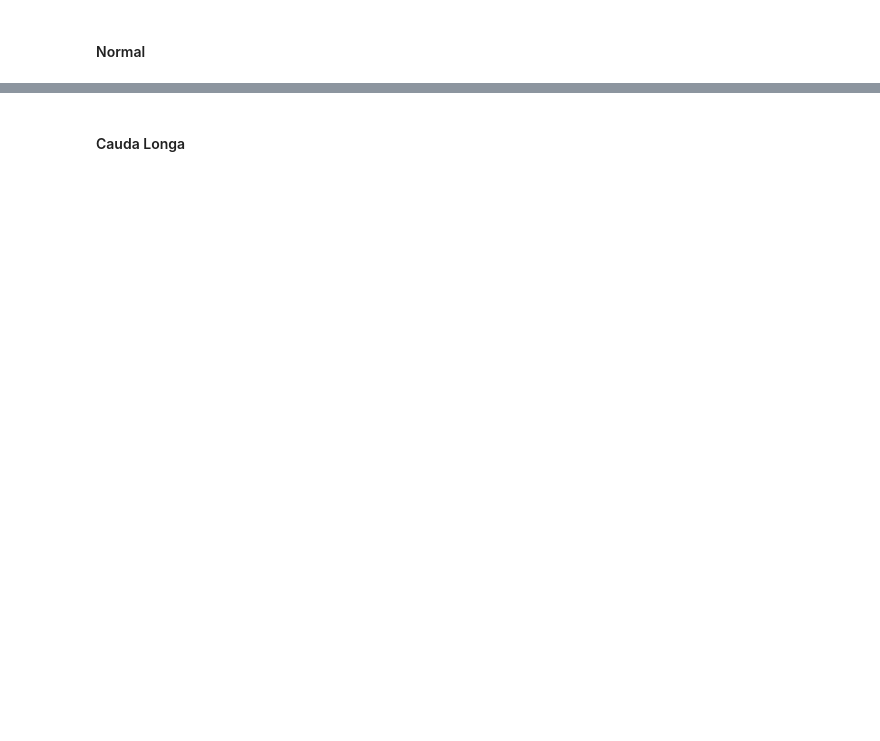
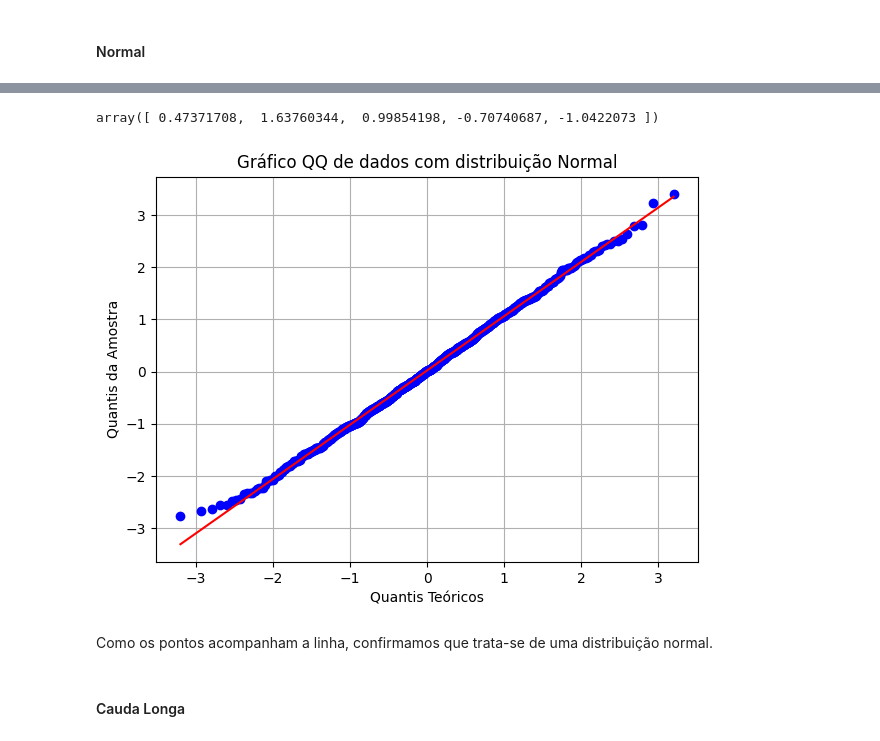
Before and after one commit to nortonvanz/Fundamentals, a Jupyter notebook: Statistic.ipynb, the cells around one changed output, grey strips where cells are left out. Saved outputs shown, nothing was run; the diff lists cells and outputs as text; code cells hidden in the pictures; blank space fills up the shorter version.

```diff
--- a/Statistic.ipynb
+++ b/Statistic.ipynb
@@ -935,2 +1122,23 @@ Regressão à média:
+# %%
+data_norm[:5]
+# %% [output]
+array([ 0.47371708,  1.63760344,  0.99854198, -0.70740687, -1.0422073 ])
+# %%
+# Criando o gráfico QQ, dos dados sintéticos criados mais acima:
+plt.figure(figsize=(7, 5))
+stats.probplot(data_norm, dist="norm", plot=plt)
+
+# Configurando o título e rótulos dos eixos
+plt.title('Gráfico QQ de dados com distribuição Normal')
+plt.xlabel('Quantis Teóricos')
+plt.ylabel('Quantis da Amostra')
+
+# Exibindo o gráfico
+plt.grid()
+plt.show()
+# %% [output]
+[figure, added]
+# %% [markdown]
+Como os pontos acompanham a linha, confirmamos que trata-se de uma distribuição normal.
 # %% [markdown]
 #### Cauda Longa
```
Also changed, not shown: parts of 125 cells of this notebook.
